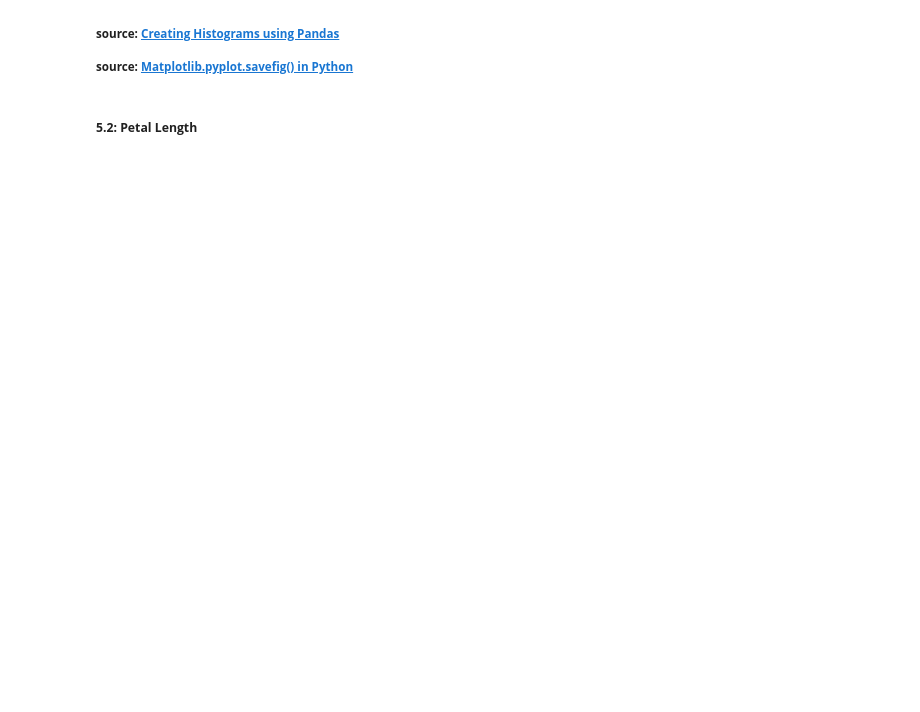
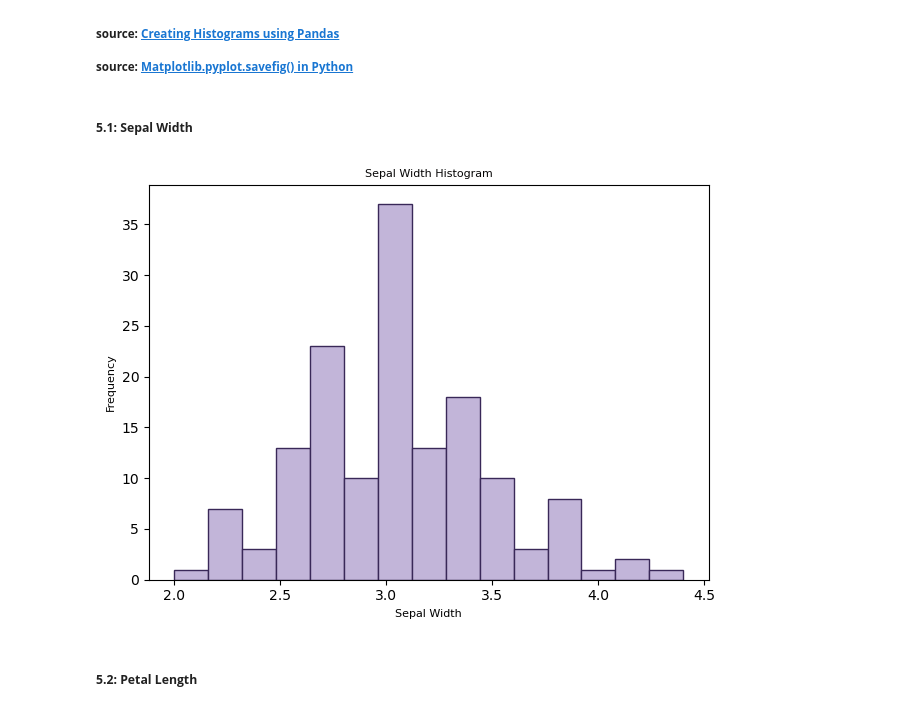
Before and after one commit to galto4/pands-project, a Jupyter notebook: iris.ipynb, the cells around one changed output. Saved outputs shown, nothing was run; the diff lists cells and outputs as text; code cells hidden in the pictures; blank space fills up the shorter version.

```diff
--- a/iris.ipynb
+++ b/iris.ipynb
@@ -152,6 +152,25 @@ plt.show()
 <sub><b>source: [Creating Histograms using Pandas](https://mode.com/example-gallery/python_histogram)</b></sub>
 
 <sub><b>source: [Matplotlib.pyplot.savefig() in Python](https://www.geeksforgeeks.org/matplotlib-pyplot-savefig-in-python/)</b></sub>
+# %% [markdown]
+##### <b>5.1: Sepal Width</b>
+# %%
+# Step 2: Create the Histogram
+plt.hist(iris['sepal_width'], bins=15, color='#c2b5d9', edgecolor='#392858')
+
+# Step 3: Style the Histogram
+plt.title("Sepal Width Histogram", size=8, color="#060505")
+plt.xlabel('Sepal Width', size=8)
+plt.ylabel('Frequency', size=8)
+plt.tight_layout()
+
+# Step 4: Save the figure
+# plt.savefig("sepal_width_histogram.png")
+
+# Step 5: Show the file
+plt.show()
+# %% [output]
+[figure, added]
 # %% [markdown]
 ##### <b>5.2: Petal Length</b>
 # %%
```
Also changed, not shown: parts of 5 cells of this notebook.
